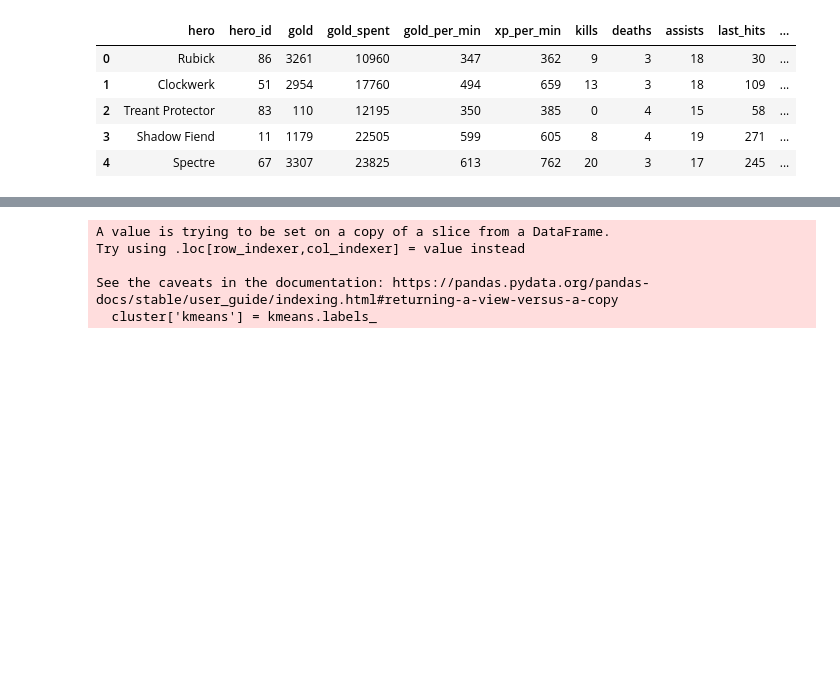
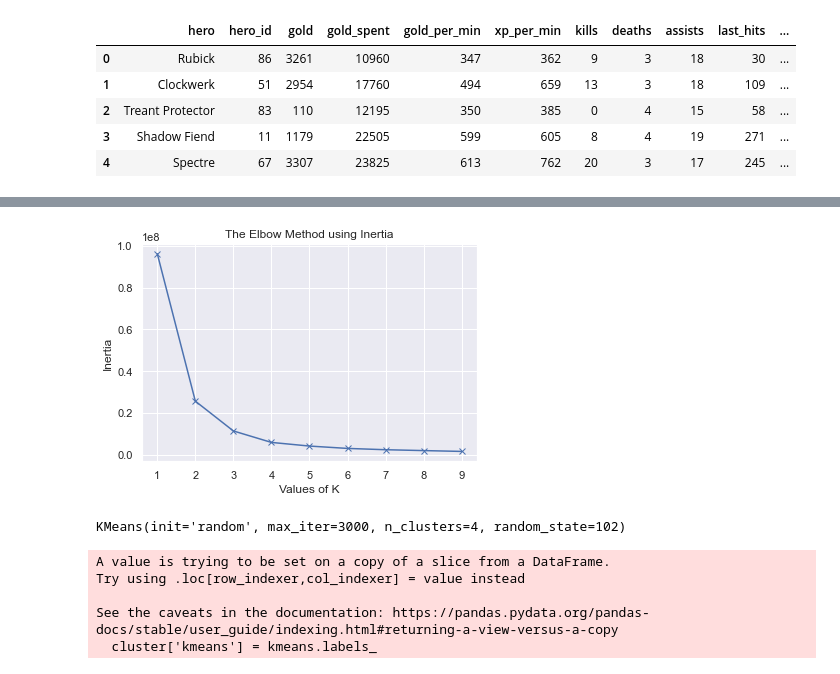
Before and after one commit to jonathanyulan99/dota2visualization-dashboard, a Jupyter notebook: HeroData.ipynb, the cells around one changed output, grey strips where cells are left out. Saved outputs shown, nothing was run; the diff lists cells and outputs as text; code cells hidden in the pictures; blank space fills up the shorter version.

```diff
--- a/HeroData.ipynb
+++ b/HeroData.ipynb
@@ -153,3 +196,20 @@ KMeans(init='random', max_iter=3000, n_clusters=6, random_state=102)
+# %%
+plt.plot(K, inertias, 'bx-')
+plt.xlabel('Values of K')
+plt.ylabel('Inertia')
+plt.title('The Elbow Method using Inertia')
+plt.show()
+
+#from our graph, it seems that there seems to be very diminishing returns after 4 or 5 clusters.
+# %% [output]
+[figure, added]
+# %%
+kmeans = KMeans(init="random", n_clusters=4,n_init=10,max_iter=3000, random_state=102)
+
+#fit our cluster
+kmeans.fit(cluster)
+# %% [output]
+KMeans(init='random', max_iter=3000, n_clusters=4, random_state=102)
 # %%
 #generate the stats we are gonna use to label our heroes
 cluster['kmeans'] = kmeans.labels_
```
Also changed, not shown: parts of 10 cells of this notebook.
